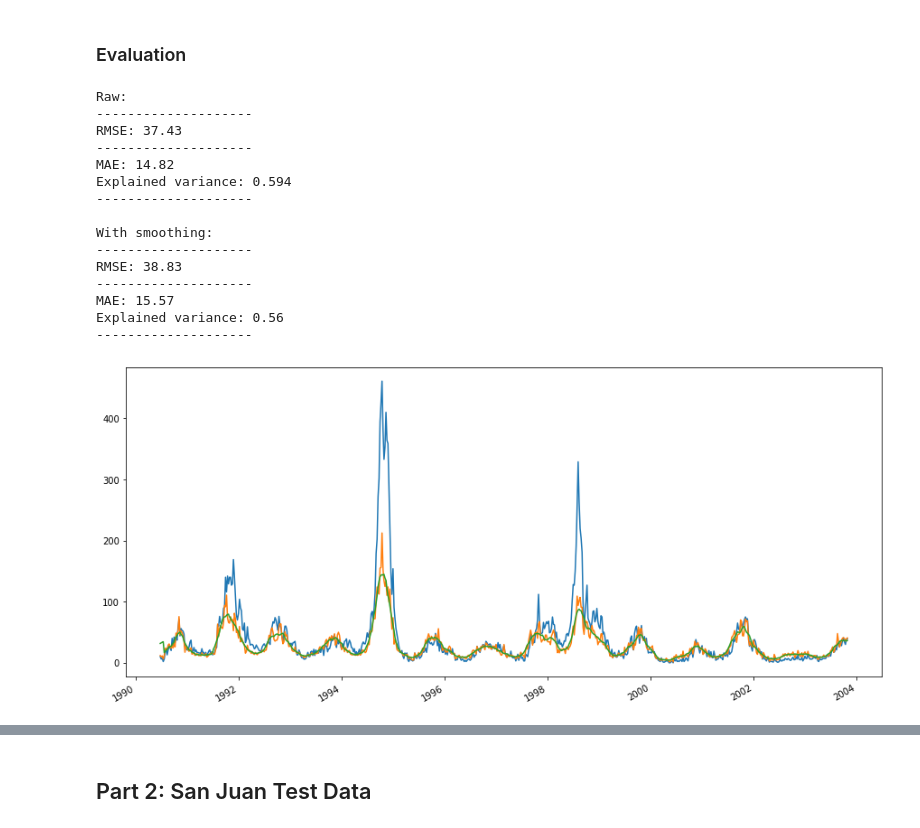
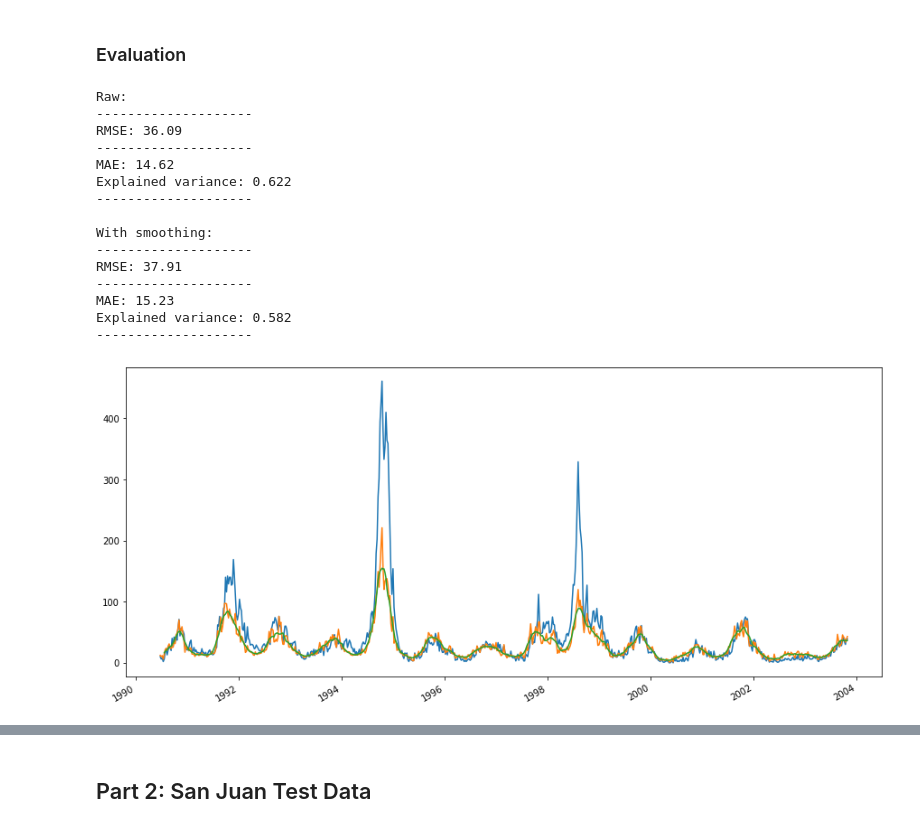
Before and after one commit to Octodon-D/DenguePred, a Jupyter notebook: regression_models_final.ipynb, the cells around one changed output, grey strips where cells are left out. Cells and saved outputs as stored; diff of their text form; code cells hidden in the pictures.

Commit message:
first notebook cleaned up

```diff
--- a/regression_models_final.ipynb
+++ b/regression_models_final.ipynb
@@ -234,7 +185,22 @@ y_test -= 1
 # %% [markdown]
 ### Smoothing
 # %%
-def lossless_centered_smoothing(test_pred, train_y, w=3):
+def lossless_centered_smoothing(test_pred, train_y, w=3, train=False):
+    '''
+    Applies a centered rolling mean smoothing to the predictions,
+    while avoiding to generate missing values at the begiiing and the end.
+    This is done by including data from the training set and using a non-centered
+    smoothing (only) for the last data points.
+    -----------------------
+    In:
+    test_pred: pandas Series of interest
+    train_y: training set to fill the first values of test_pred
+    w: window size for smoothing
+    test: whether the function is used for validation/test data or for the
+    train data (for which there are no values to fill-in from another data frame)
+    ------------------------
+    Out: smoothened Pandas Series with the same length as the input
+    '''
     if w // 2 == 0:
         print('w has to be an odd number to keep things simple while still doing centered smoothing')
         return
@@ -244,40 +210,55 @@ def lossless_centered_smoothing(test_pred, train_y, w=3):
         tail = test_pred.rolling(window=w).mean()[-int((w-1) / 2):]
 
         smoothed = test_pred.rolling(window=w, center=True).mean()
-        smoothed[:int((w-1) / 2)] = trunk
         smoothed[-int((w-1) / 2):] = tail
+        if train == False:
+            smoothed[:int((w-1) / 2)] = trunk
 
     return smoothed
 # %% [markdown]
 ### Evaluation
 # %%
-def evaluate_pred_val(y, y_pred, y_train, w):
+def evaluate_pred_val(y, y_pred, y_train, w, train=False):
+    '''
+    Get a quick plot of the model and its smoothed version plus evaluation metrics of both.
+    Only for the validation part (when there are actual known values of the taget variable).
+    ------------------
+    In:
+    y: the actual values of the target
+    y_pred: the predictions of the model
+    y_train: training data (only to fill missing values while smoothing)
+    w: window size for smoothing
+    test: whether the function is used for validation data or for the
+    train data (for which there are no values to fill-in from another data frame)
+    ------------------
+    Out: only plots and printed lines
+    '''
     y.plot()
     y_pred.plot()
-    lossless_centered_smoothing(y_pred, y_train, w=w).plot();
+    lossless_centered_smoothing(y_pred, y_train, w=w, train=train).plot();
     print('Raw:')
     model_classification(y, y_pred)
     print('\nWith smoothing:')
-    model_classification(y, lossless_centered_smoothing(y_pred, y_train, w=w))
+    model_classification(y.iloc[int((w-1)/2):], lossless_centered_smoothing(y_pred, y_train, w=w, train=True).dropna())
 # %%
-evaluate_pred_val(y_train, y_train_pred, y_train, w=9)
+evaluate_pred_val(y_train, y_train_pred, y_train, w=9, train=True)
 # %% [output]
 Raw:
 --------------------
-RMSE: 37.43
+RMSE: 36.09
 --------------------
-MAE: 14.82
-Explained variance: 0.594
+MAE: 14.62
+Explained variance: 0.622
 --------------------
 
 With smoothing:
 --------------------
-RMSE: 38.83
+RMSE: 37.91
 --------------------
-MAE: 15.57
-Explained variance: 0.56
+MAE: 15.23
+Explained variance: 0.582
 --------------------
-[figure, old version]
+[figure, new version]
 # %%
 evaluate_pred_val(y_test, y_test_pred, y_train, w=9)
 # %% [output]
```
Also changed, not shown: parts of 70 cells of this notebook.
